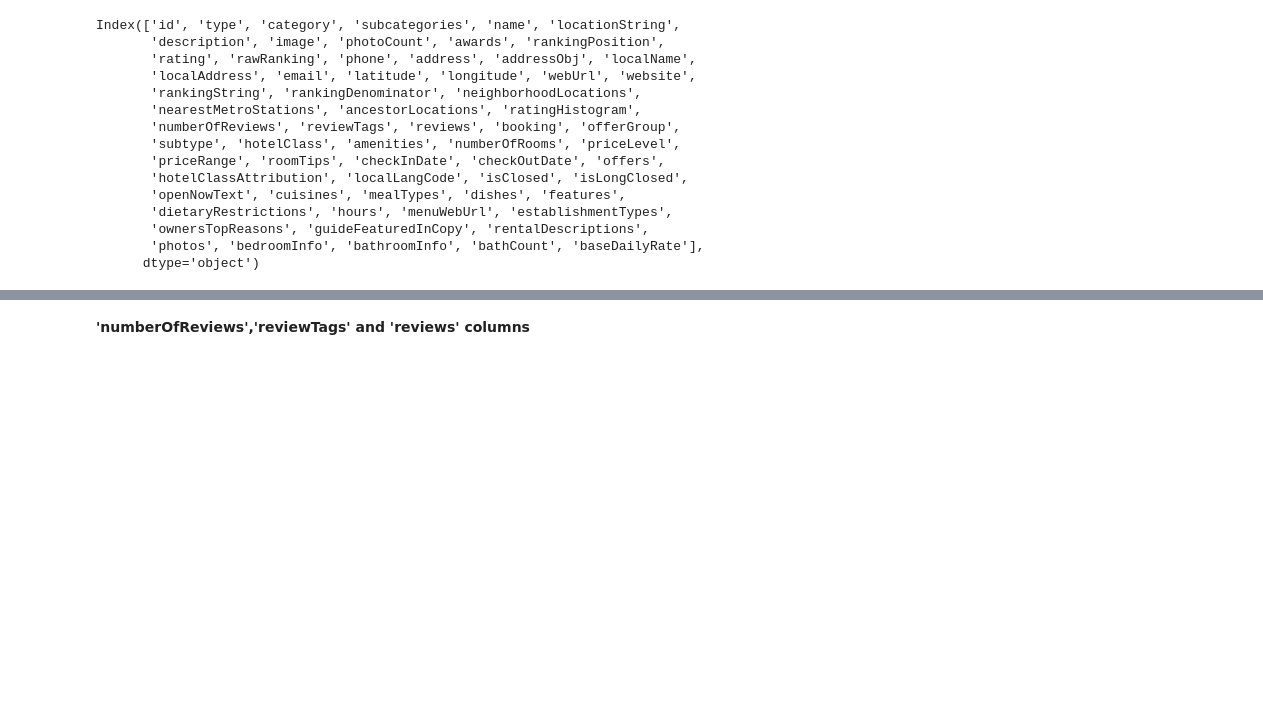
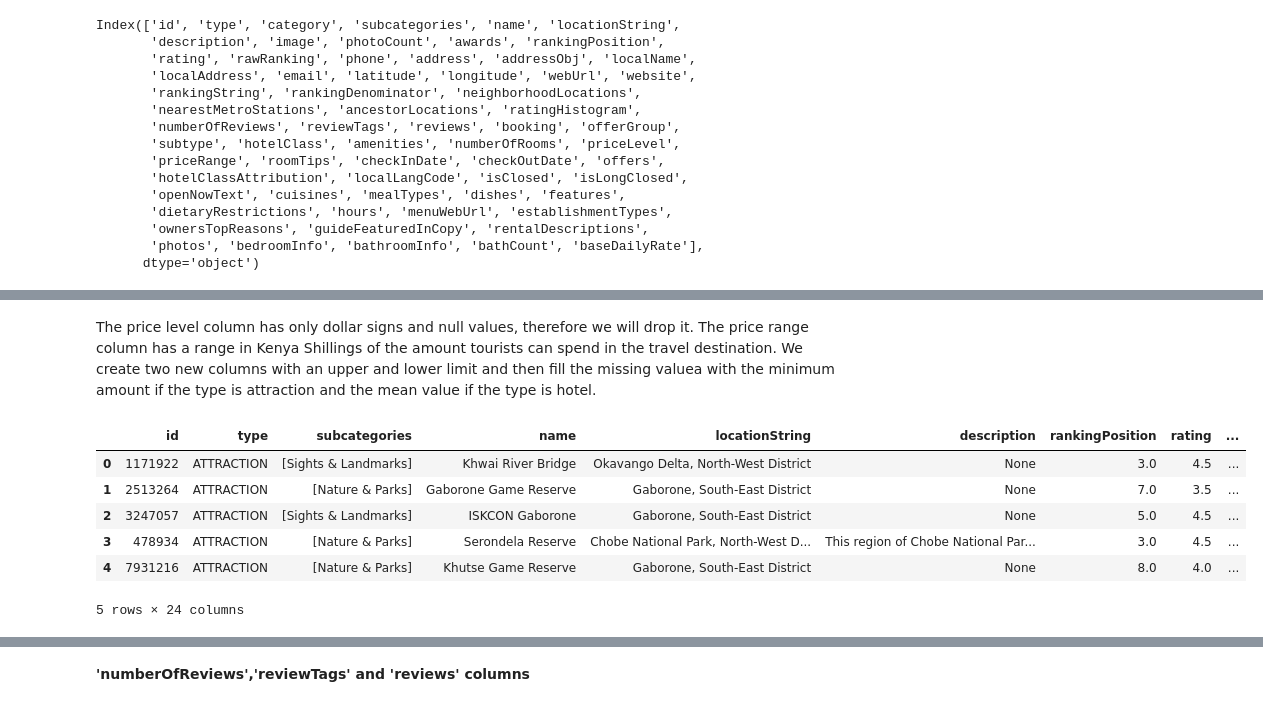
Before and after one commit to R3TR0Quan/travel-destination-recommendation-sys, a Jupyter notebook: misc_notebooks/kane.ipynb, the cells around one changed output, grey strips where cells are left out. Cells and saved outputs as stored; diff of their text form; code cells hidden in the pictures; blank space fills up the shorter version.

```diff
--- a/misc_notebooks/kane.ipynb
+++ b/misc_notebooks/kane.ipynb
@@ -162,0 +213,24 @@ df_filtered.head()
+# %% [markdown]
+The price level column has only dollar signs and null values, therefore we will drop it. The price range column has a range in Kenya Shillings of the amount tourists can spend in the travel destination. We create two new columns with an upper and lower limit and then fill the missing valuea with the minimum amount if the type is attraction and the mean value if the type is hotel.
+# %%
+# Split the PriceRange column into UpperLimit and LowerLimit columns
+df[['LowerPrice', 'UpperPrice']] = df['priceRange'].str.replace('KES', '').str.split(' - ', expand=True)
+# Convert UpperLimit and LowerLimit columns to numeric
+df['LowerPrice'] = df['LowerPrice'].str.replace(',', '').astype(float)
+df['UpperPrice'] = df['UpperPrice'].str.replace(',', '').astype(float)
+# Fill missing values with minimum in 'LowerLimit' and 'UpperLimit' columns for type 'ATTRACTION'
+df.loc[df['type'] == 'ATTRACTION', 'LowerPrice'] = df.loc[df['type'] == 'ATTRACTION', 'LowerPrice'].fillna(df['LowerPrice'].min())
+df.loc[df['type'] == 'ATTRACTION', 'UpperPrice'] = df.loc[df['type'] == 'ATTRACTION', 'UpperPrice'].fillna(df['UpperPrice'].min())
+
+# Fill missing values with mean in 'LowerLimit' and 'UpperLimit' columns for type 'HOTEL'
+df.loc[df['type'] == 'HOTEL', 'LowerPrice'] = df.loc[df['type'] == 'HOTEL', 'LowerPrice'].fillna(df['LowerPrice'].mean())
+df.loc[df['type'] == 'HOTEL', 'UpperPrice'] = df.loc[df['type'] == 'HOTEL', 'UpperPrice'].fillna(df['UpperPrice'].mean())
+df.head()
+# %% [output]
+|  | id | type | subcategories | name | locationString | description | rankingPosition | rating | ... |
+| 0 | 1171922 | ATTRACTION | [Sights & Landmarks] | Khwai River Bridge | Okavango Delta, North-West District | None | 3.0 | 4.5 | ... |
+| 1 | 2513264 | ATTRACTION | [Nature & Parks] | Gaborone Game Reserve | Gaborone, South-East District | None | 7.0 | 3.5 | ... |
+| 2 | 3247057 | ATTRACTION | [Sights & Landmarks] | ISKCON Gaborone | Gaborone, South-East District | None | 5.0 | 4.5 | ... |
+| 3 | 478934 | ATTRACTION | [Nature & Parks] | Serondela Reserve | Chobe National Park, North-West D... | This region of Chobe National Par... | 3.0 | 4.5 | ... |
+| 4 | 7931216 | ATTRACTION | [Nature & Parks] | Khutse Game Reserve | Gaborone, South-East District | None | 8.0 | 4.0 | ... |
+5 rows × 24 columns
```
Also changed, not shown: parts of 30 cells of this notebook.
